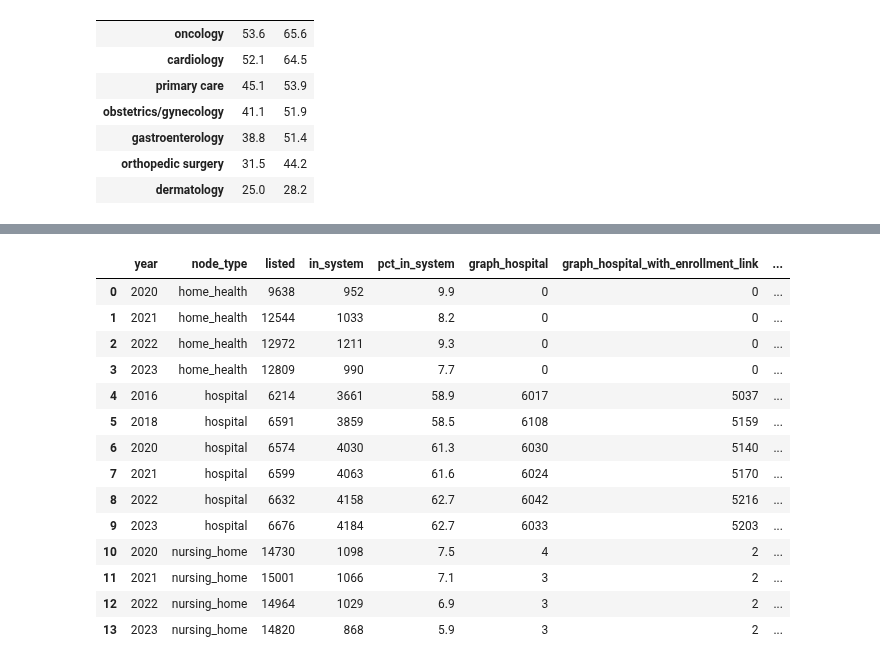
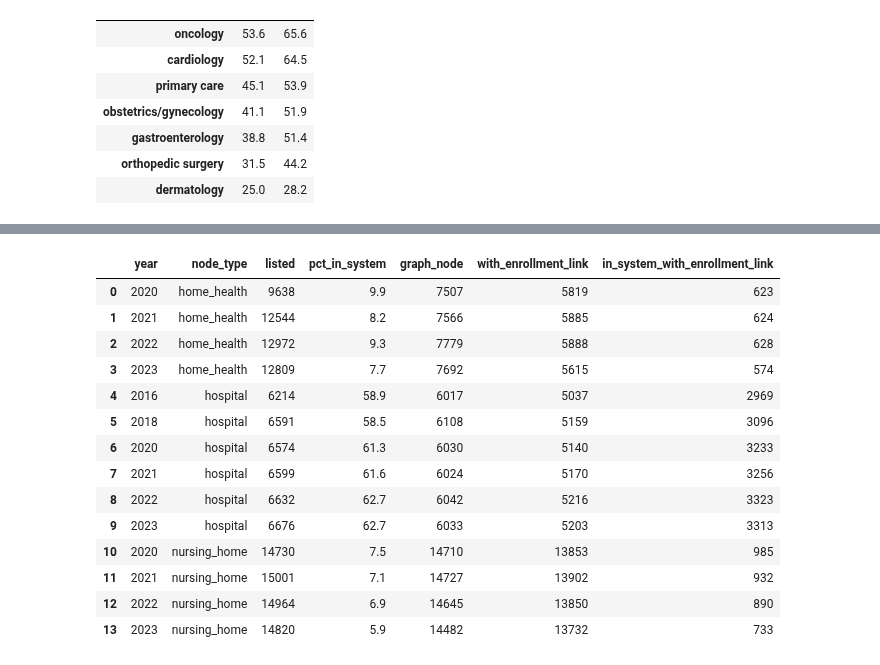
Before and after one commit to nathansutton/healthcare-ledger, a Jupyter notebook: research/provider-networks/provider_networks.ipynb, the cells around one changed output, grey strips where cells are left out. Drawn from its saved outputs; the diff is of its cells as text; code cells hidden in the pictures.

```diff
--- a/research/provider-networks/provider_networks.ipynb
+++ b/research/provider-networks/provider_networks.ipynb
@@ -778,32 +822,38 @@ Facilities, from the same files:
 # %%
 con.sql("""
 WITH l AS (
     SELECT l.*, c.as_of_date FROM system_link l JOIN compendium_q c USING (year) WHERE l.node_type <> 'organization'),
-h AS (SELECT DISTINCT l.year, l.node_id FROM l JOIN hospital h ON l.node_type = 'hospital' AND h.ccn = l.node_id
-      AND h.effective_date <= l.as_of_date AND (h.end_date IS NULL OR h.end_date > l.as_of_date)),
-k AS (SELECT DISTINCT l.year, l.node_id FROM l JOIN hospital_link k ON l.node_type = 'hospital' AND k.ccn = l.node_id
-      AND k.effective_date <= l.as_of_date AND (k.end_date IS NULL OR k.end_date > l.as_of_date))
-SELECT l.year, l.node_type, count(*) AS listed, count(l.health_sys_id) AS in_system,
-       100 * count(l.health_sys_id) / count(*) AS pct_in_system,
-       count(h.node_id) AS graph_hospital, count(k.node_id) AS graph_hospital_with_enrollment_link,
-       count(k.node_id) FILTER (WHERE l.health_sys_id IS NOT NULL) AS in_system_with_enrollment_link
-FROM l LEFT JOIN h USING (year, node_id) LEFT JOIN k USING (year, node_id)
+n AS (SELECT c.year, f.ccn, 'hospital' AS node_type FROM compendium_q c JOIN hospital f
+        ON f.effective_date <= c.as_of_date AND (f.end_date IS NULL OR f.end_date > c.as_of_date)
+      UNION ALL
+      SELECT c.year, f.ccn, f.facility_type FROM compendium_q c JOIN facility f
+        ON f.effective_date <= c.as_of_date AND (f.end_date IS NULL OR f.end_date > c.as_of_date)),
+k AS (SELECT DISTINCT c.year, k.ccn FROM compendium_q c JOIN hospital_link k
+        ON k.effective_date <= c.as_of_date AND (k.end_date IS NULL OR k.end_date > c.as_of_date)
+      UNION
+      SELECT DISTINCT c.year, k.ccn FROM compendium_q c JOIN facility_link k
+        ON k.effective_date <= c.as_of_date AND (k.end_date IS NULL OR k.end_date > c.as_of_date))
+SELECT l.year, l.node_type, count(*) AS listed, 100 * count(l.health_sys_id) / count(*) AS pct_in_system,
+       count(n.ccn) AS graph_node, count(k.ccn) AS with_enrollment_link,
+       count(k.ccn) FILTER (WHERE l.health_sys_id IS NOT NULL) AS in_system_with_enrollment_link
+FROM l LEFT JOIN n ON n.year = l.year AND n.ccn = l.node_id AND n.node_type = l.node_type
+LEFT JOIN k ON k.year = l.year AND k.ccn = l.node_id AND n.ccn IS NOT NULL
 GROUP BY 1, 2 ORDER BY 2, 1
 """).df().round(1)
 # %% [output]
-|  | year | node_type | listed | in_system | pct_in_system | graph_hospital | graph_hospital_with_enrollment_link | ... |
-| 0 | 2020 | home_health | 9638 | 952 | 9.9 | 0 | 0 | ... |
-| 1 | 2021 | home_health | 12544 | 1033 | 8.2 | 0 | 0 | ... |
-| 2 | 2022 | home_health | 12972 | 1211 | 9.3 | 0 | 0 | ... |
-| 3 | 2023 | home_health | 12809 | 990 | 7.7 | 0 | 0 | ... |
-| 4 | 2016 | hospital | 6214 | 3661 | 58.9 | 6017 | 5037 | ... |
-| 5 | 2018 | hospital | 6591 | 3859 | 58.5 | 6108 | 5159 | ... |
-| 6 | 2020 | hospital | 6574 | 4030 | 61.3 | 6030 | 5140 | ... |
-| 7 | 2021 | hospital | 6599 | 4063 | 61.6 | 6024 | 5170 | ... |
-| 8 | 2022 | hospital | 6632 | 4158 | 62.7 | 6042 | 5216 | ... |
-| 9 | 2023 | hospital | 6676 | 4184 | 62.7 | 6033 | 5203 | ... |
-| 10 | 2020 | nursing_home | 14730 | 1098 | 7.5 | 4 | 2 | ... |
-| 11 | 2021 | nursing_home | 15001 | 1066 | 7.1 | 3 | 2 | ... |
-| 12 | 2022 | nursing_home | 14964 | 1029 | 6.9 | 3 | 2 | ... |
-| 13 | 2023 | nursing_home | 14820 | 868 | 5.9 | 3 | 2 | ... |
+|  | year | node_type | listed | pct_in_system | graph_node | with_enrollment_link | in_system_with_enrollment_link |
+| 0 | 2020 | home_health | 9638 | 9.9 | 7507 | 5819 | 623 |
+| 1 | 2021 | home_health | 12544 | 8.2 | 7566 | 5885 | 624 |
+| 2 | 2022 | home_health | 12972 | 9.3 | 7779 | 5888 | 628 |
+| 3 | 2023 | home_health | 12809 | 7.7 | 7692 | 5615 | 574 |
+| 4 | 2016 | hospital | 6214 | 58.9 | 6017 | 5037 | 2969 |
+| 5 | 2018 | hospital | 6591 | 58.5 | 6108 | 5159 | 3096 |
+| 6 | 2020 | hospital | 6574 | 61.3 | 6030 | 5140 | 3233 |
+| 7 | 2021 | hospital | 6599 | 61.6 | 6024 | 5170 | 3256 |
+| 8 | 2022 | hospital | 6632 | 62.7 | 6042 | 5216 | 3323 |
+| 9 | 2023 | hospital | 6676 | 62.7 | 6033 | 5203 | 3313 |
+| 10 | 2020 | nursing_home | 14730 | 7.5 | 14710 | 13853 | 985 |
+| 11 | 2021 | nursing_home | 15001 | 7.1 | 14727 | 13902 | 932 |
+| 12 | 2022 | nursing_home | 14964 | 6.9 | 14645 | 13850 | 890 |
+| 13 | 2023 | nursing_home | 14820 | 5.9 | 14482 | 13732 | 733 |
 # %% [markdown]
```
Also changed, not shown: parts of 19 cells of this notebook, 10 other files.
